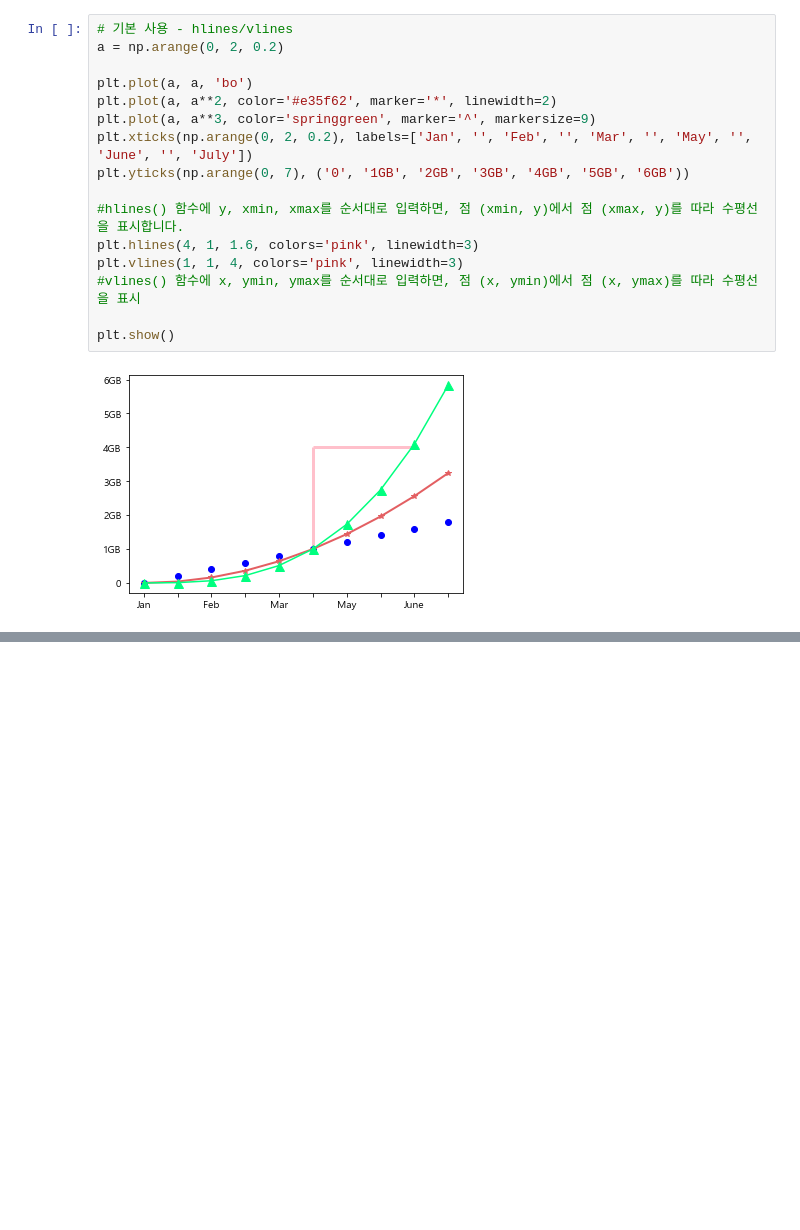
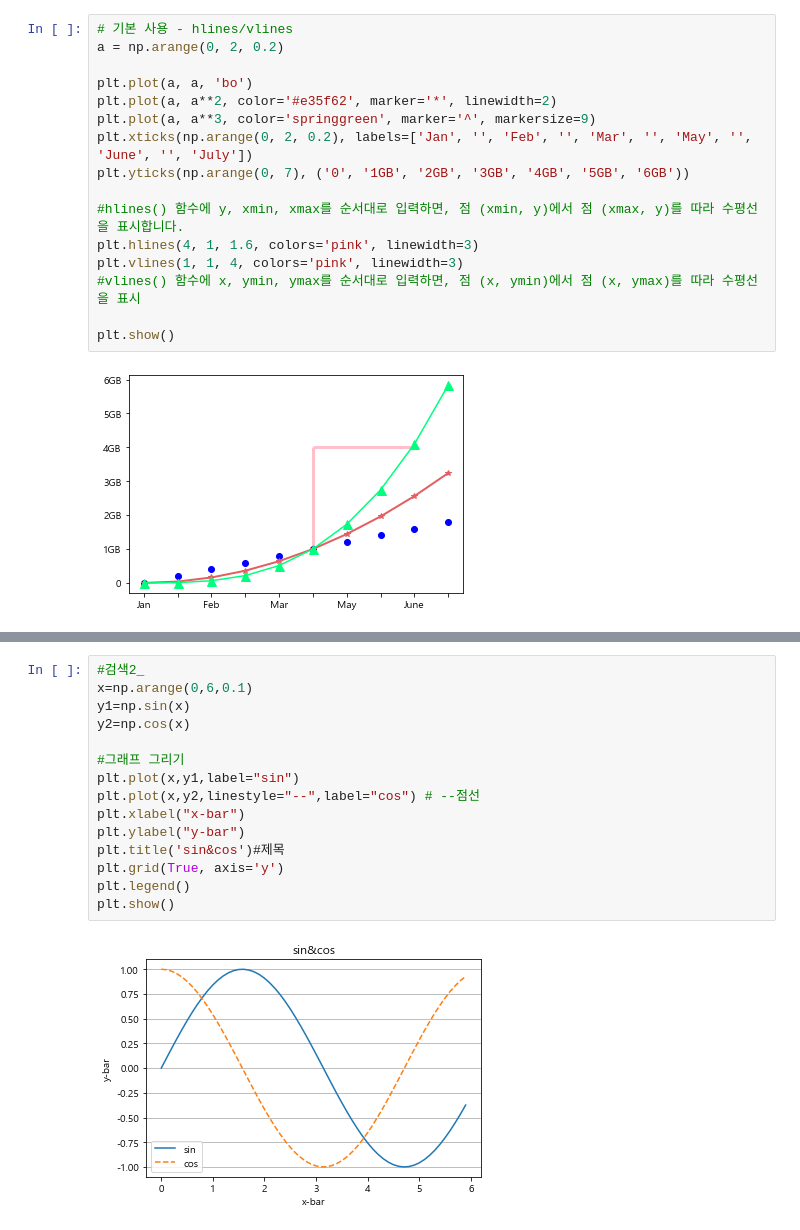
Before and after one commit to EGEG1212/Data-Analysis-2020, a Jupyter notebook: 04.Visual/02.matplotlib.ipynb, the cells around one changed output, grey strips where cells are left out. Saved outputs shown, nothing was run; the diff lists cells and outputs as text; blank space fills up the shorter version.

```diff
--- a/04.Visual/02.matplotlib.ipynb
+++ b/04.Visual/02.matplotlib.ipynb
@@ -441,0 +436,17 @@ plt.show()
+# %%
+#검색2_
+x=np.arange(0,6,0.1)
+y1=np.sin(x)
+y2=np.cos(x)
+
+#그래프 그리기
+plt.plot(x,y1,label="sin")
+plt.plot(x,y2,linestyle="--",label="cos") # --점선
+plt.xlabel("x-bar")
+plt.ylabel("y-bar")
+plt.title('sin&cos')#제목
+plt.grid(True, axis='y')
+plt.legend()
+plt.show()
+# %% [output]
+[figure, added]
```
Also changed, not shown: parts of 43 cells of this notebook, 1 other file.
